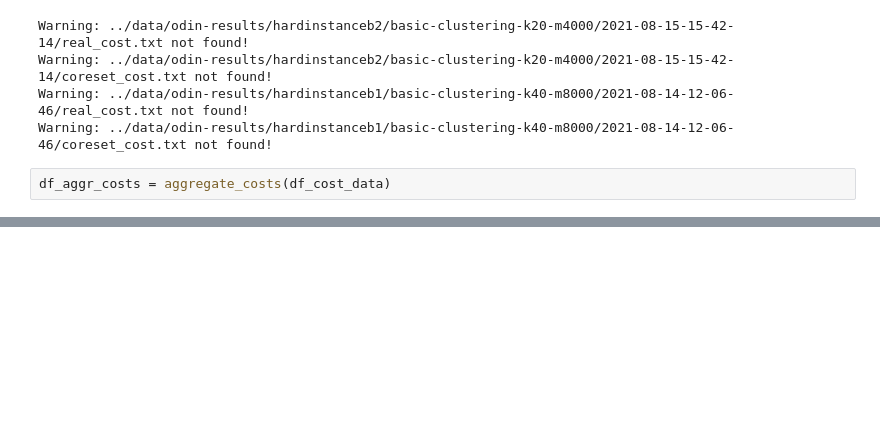
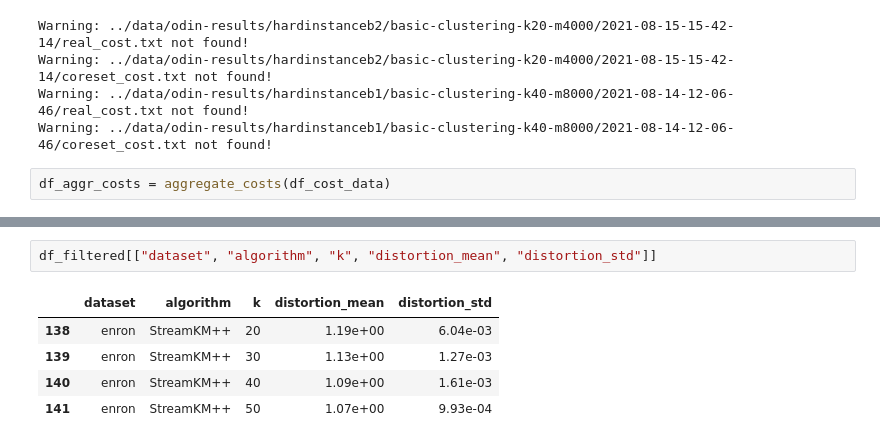
Before and after one commit to sheikhomar/coresets-bench, a Jupyter notebook: pynb/11-combined-results.ipynb, the cells around one changed output, grey strips where cells are left out. Saved outputs shown, nothing was run; the diff lists cells and outputs as text; blank space fills up the shorter version.

```diff
--- a/pynb/11-combined-results.ipynb
+++ b/pynb/11-combined-results.ipynb
@@ -169,0 +228,8 @@ Average Running Times
+# %%
+df_filtered[["dataset", "algorithm", "k", "distortion_mean", "distortion_std"]]
+# %% [output]
+|  | dataset | algorithm | k | distortion_mean | distortion_std |
+| 138 | enron | StreamKM++ | 20 | 1.19e+00 | 6.04e-03 |
+| 139 | enron | StreamKM++ | 30 | 1.13e+00 | 1.27e-03 |
+| 140 | enron | StreamKM++ | 40 | 1.09e+00 | 1.61e-03 |
+| 141 | enron | StreamKM++ | 50 | 1.07e+00 | 9.93e-04 |
```
Also changed, not shown: parts of 4 cells of this notebook.
